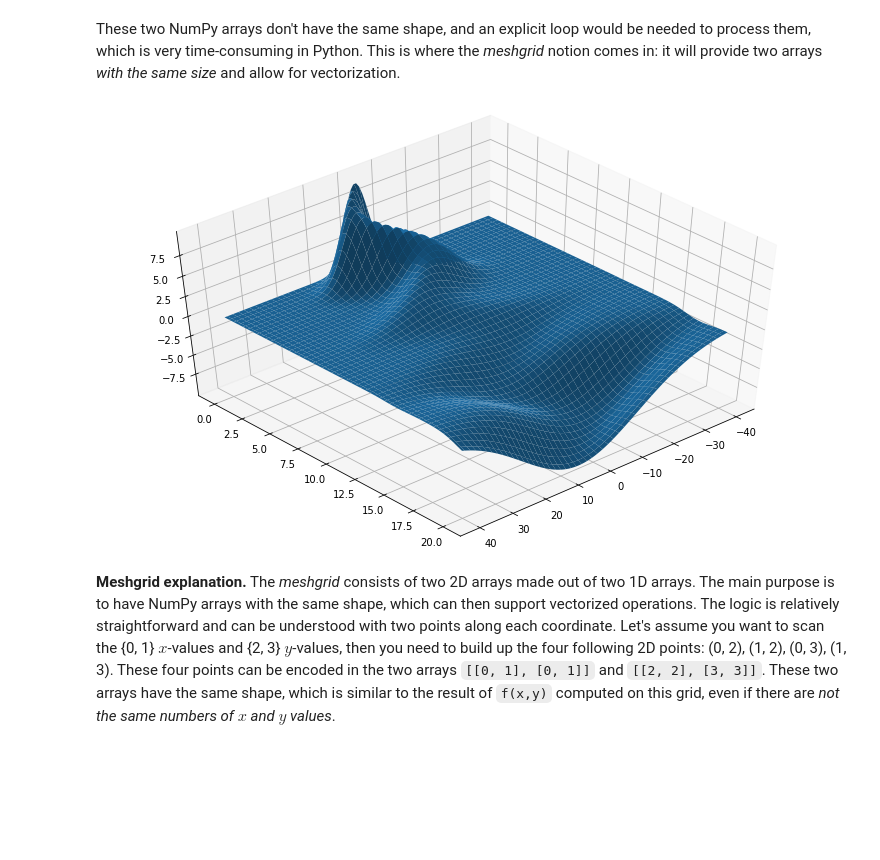
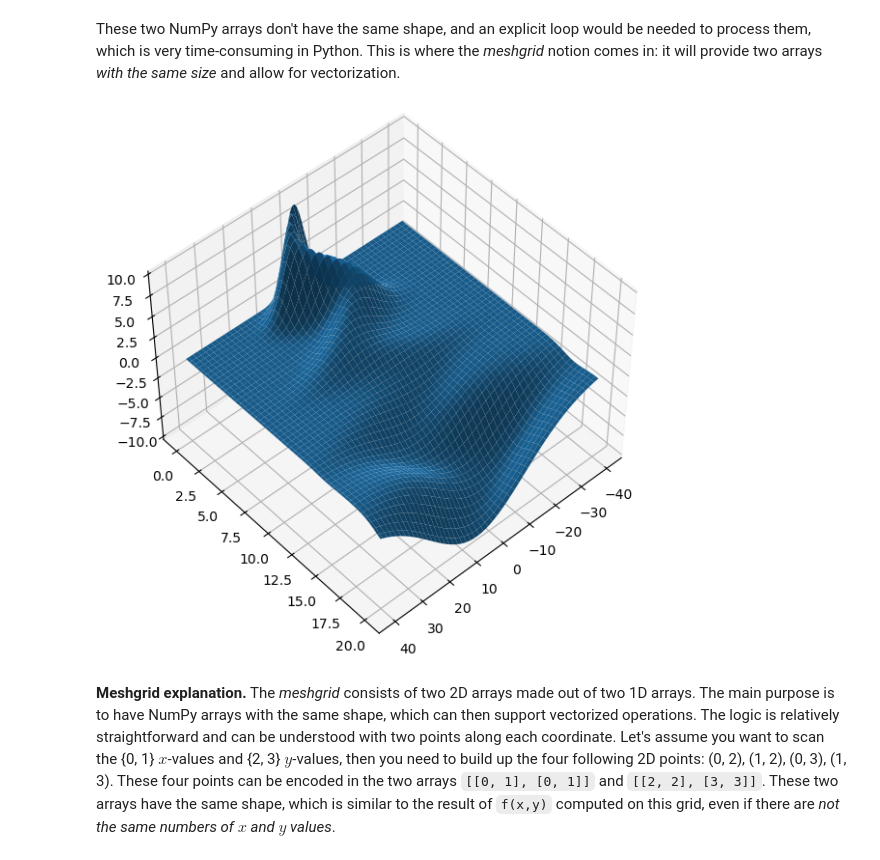
Before and after one commit to rmadar/lecture-python, a Jupyter notebook: lectures/3-ToolsToKnow.ipynb, the cells around one changed output. Saved outputs shown, nothing was run; the diff lists cells and outputs as text; code cells hidden in the pictures; blank space fills up the shorter version.

```diff
--- a/lectures/3-ToolsToKnow.ipynb
+++ b/lectures/3-ToolsToKnow.ipynb
@@ -103,17 +103,17 @@ These two NumPy arrays don't have the same shape, and an explicit loop would be
 # %%
 # Meshgrid and function application (see after for more details)
 xx, yy = np.meshgrid(x, y)
 Z = my_surface(xx, yy)
 
 # Plotting
-fig = plt.figure(figsize=(13,8))
-ax = fig.gca(projection='3d')
+plt.figure(figsize=(10, 7))
+ax = plt.axes(projection='3d')
 ax.plot_surface(xx, yy, Z)
 
 # Choose the default view
-ax.view_init(azim=48, elev=48)
+ax.view_init(azim=48, elev=48);
 # %% [output]
-[figure, old version]
+[figure, new version]
 # %% [markdown]
 **Meshgrid explanation.** The *meshgrid* consists of two 2D arrays made out of two 1D arrays. The main purpose is to have NumPy arrays with the same shape, which can then support vectorized operations. The logic is relatively straightforward and can be understood with two points along each coordinate. Let's assume you want to scan the {0, 1} $x$-values and {2, 3} $y$-values, then you need to build up the four following 2D points: (0, 2), (1, 2), (0, 3), (1, 3). These four points can be encoded in the two arrays `[[0, 1], [0, 1]]` and `[[2, 2], [3, 3]]`. These two arrays have the same shape, which is similar to the result of `f(x,y)` computed on this grid, even if there are *not the same numbers of $x$ and $y$ values*.
 # %%
```
Also changed, not shown: parts of 30 cells of this notebook, 2 other files.
